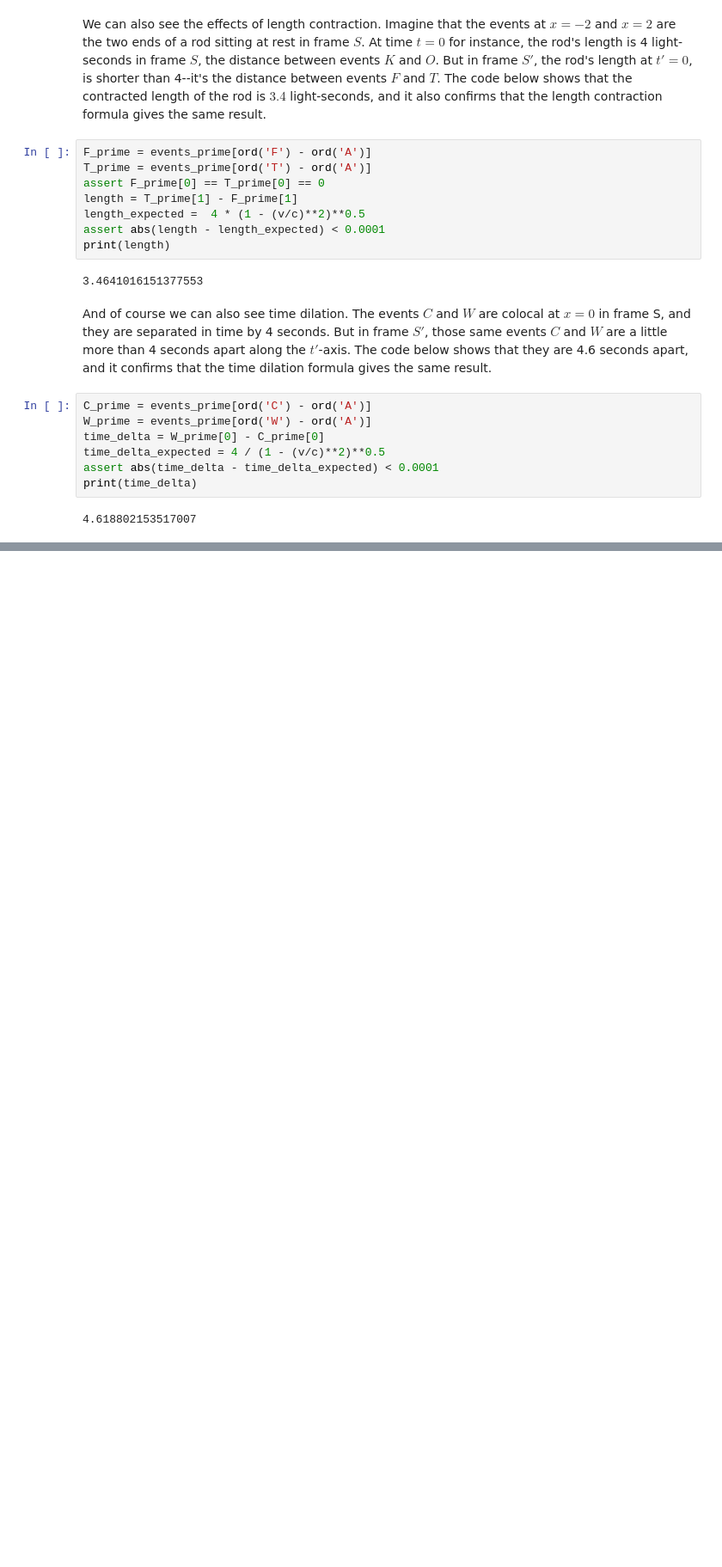
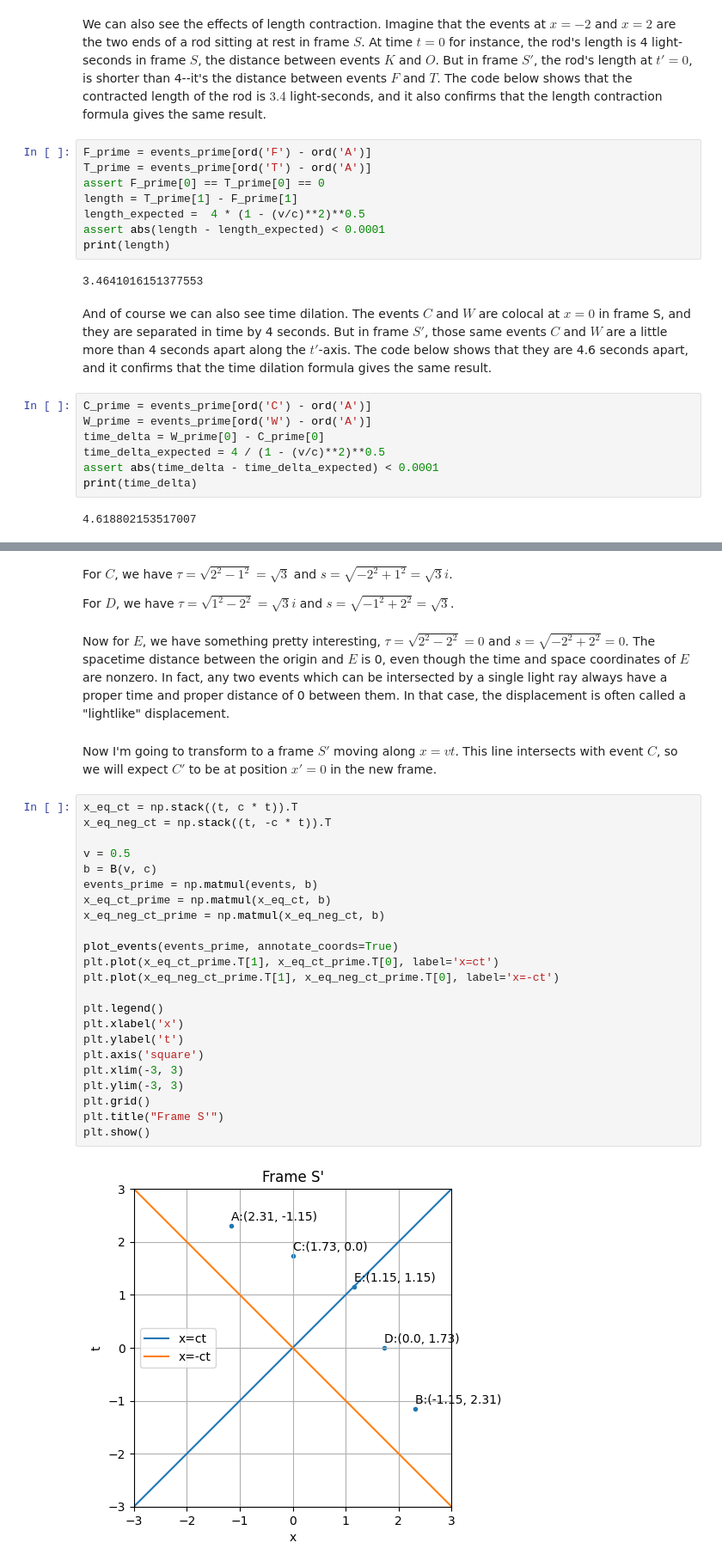
Before and after one commit to kurtamohler/physics-sims, a Jupyter notebook: notebooks/Special Relativity.ipynb, the cells around one changed output, grey strips where cells are left out. Shown at 86% size. Cells and saved outputs as stored; diff of their text form; blank space fills up the shorter version.

```diff
--- a/notebooks/Special Relativity.ipynb
+++ b/notebooks/Special Relativity.ipynb
@@ -413,0 +479,33 @@ print(time_delta)
+# %% [markdown]
+For $C$, we have $\tau=\sqrt{2^2 - 1^2} = \sqrt{3}$ and $s=\sqrt{-2^2 + 1^2} = \sqrt{3}i$.
+
+For $D$, we have $\tau=\sqrt{1^2 - 2^2} = \sqrt{3}i$ and $s=\sqrt{-1^2 + 2^2} = \sqrt{3}$.
+# %% [markdown]
+Now for $E$, we have something pretty interesting, $\tau=\sqrt{2^2 - 2^2} = 0$ and $s=\sqrt{-2^2 + 2^2} = 0$. The spacetime distance between the origin and $E$ is 0, even though the time and space coordinates of $E$ are nonzero. In fact, any two events which can be intersected by a single light ray always have a proper time and proper distance of 0 between them. In that case, the displacement is often called a "lightlike" displacement.
+# %% [markdown]
+Now I'm going to transform to a frame $S'$ moving along $x=vt$. This line intersects with event $C$, so we will expect $C'$ to be at position $x'=0$ in the new frame.
+# %%
+x_eq_ct = np.stack((t, c * t)).T
+x_eq_neg_ct = np.stack((t, -c * t)).T
+
+v = 0.5
+b = B(v, c)
+events_prime = np.matmul(events, b)
+x_eq_ct_prime = np.matmul(x_eq_ct, b)
+x_eq_neg_ct_prime = np.matmul(x_eq_neg_ct, b)
+
+plot_events(events_prime, annotate_coords=True)
+plt.plot(x_eq_ct_prime.T[1], x_eq_ct_prime.T[0], label='x=ct')
+plt.plot(x_eq_neg_ct_prime.T[1], x_eq_neg_ct_prime.T[0], label='x=-ct')
+
+plt.legend()
+plt.xlabel('x')
+plt.ylabel('t')
+plt.axis('square')
+plt.xlim(-3, 3)
+plt.ylim(-3, 3)
+plt.grid()
+plt.title("Frame S'")
+plt.show()
+# %% [output]
+[figure, added]
```
Also changed, not shown: parts of 20 cells of this notebook.
